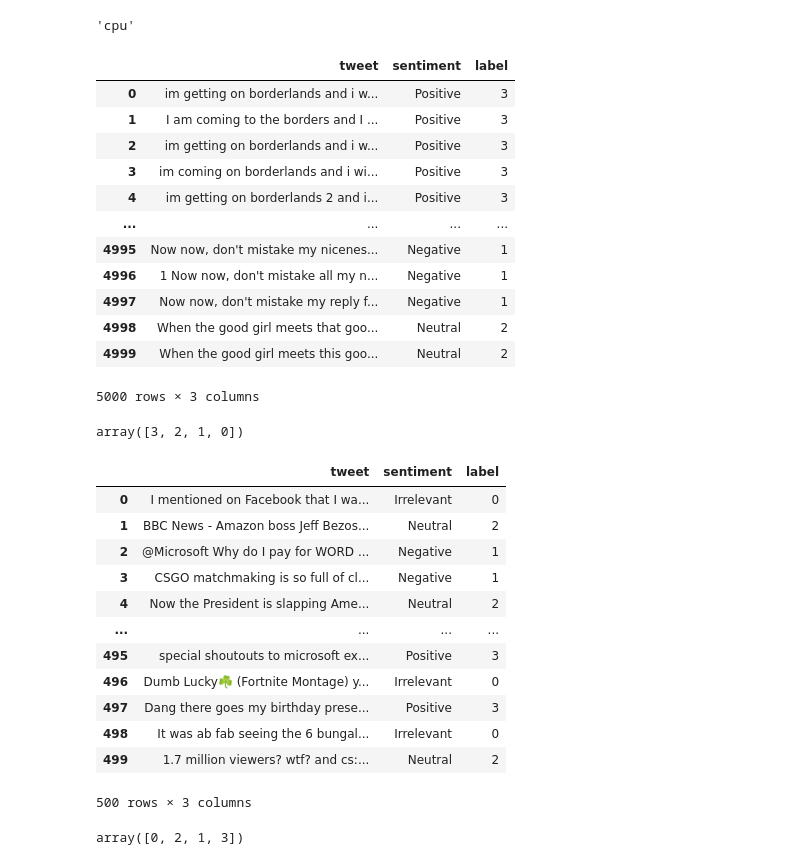
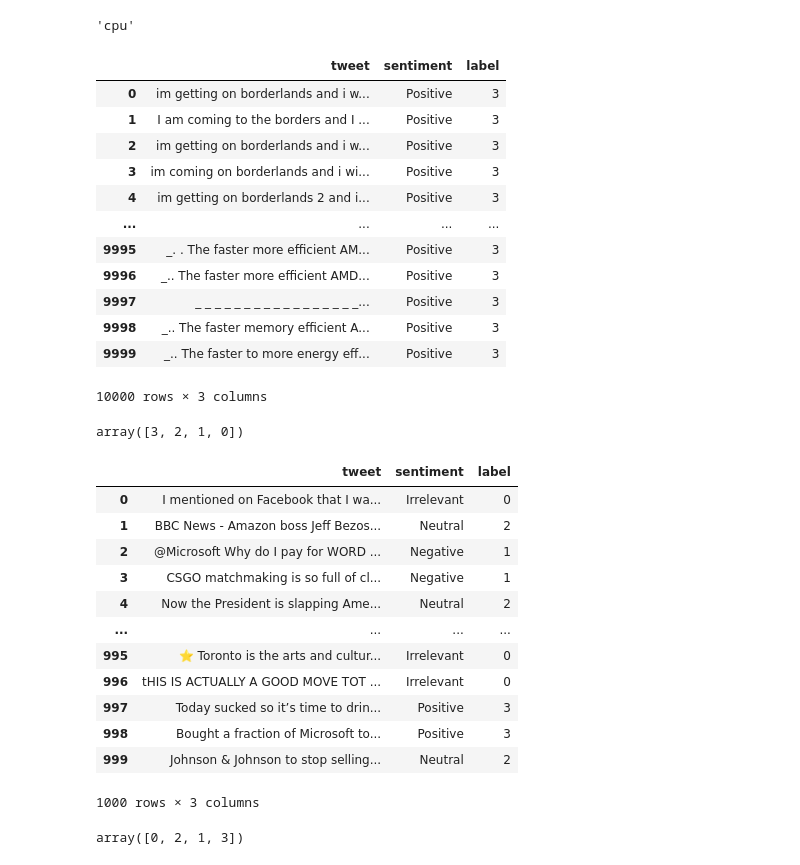
Before and after one commit to Kousik-Sasmal/Sentiment_classify_PyTorch_torchtext, a Jupyter notebook: rough_experiment.ipynb, the cells around one changed output. Saved outputs shown, nothing was run; the diff lists cells and outputs as text; code cells hidden in the pictures.

```diff
--- a/rough_experiment.ipynb
+++ b/rough_experiment.ipynb
@@ -27,24 +24,24 @@ device
 # %%
 
 df = pd.read_csv('artifacts/train_cleaned.csv')
 
-# limit df to 5000
-df = df[:5000]
+# limit df
+df = df[:10000]
 df
 # %% [output]
 |  | tweet | sentiment | label |
 | 0 | im getting on borderlands and i w... | Positive | 3 |
 | 1 | I am coming to the borders and I ... | Positive | 3 |
 | 2 | im getting on borderlands and i w... | Positive | 3 |
 | 3 | im coming on borderlands and i wi... | Positive | 3 |
 | 4 | im getting on borderlands 2 and i... | Positive | 3 |
 | ... | ... | ... | ... |
-| 4995 | Now now, don't mistake my nicenes... | Negative | 1 |
-| 4996 | 1 Now now, don't mistake all my n... | Negative | 1 |
-| 4997 | Now now, don't mistake my reply f... | Negative | 1 |
-| 4998 | When the good girl meets that goo... | Neutral | 2 |
-| 4999 | When the good girl meets this goo... | Neutral | 2 |
+| 9995 | _. . The faster more efficient AM... | Positive | 3 |
+| 9996 | _.. The faster more efficient AMD... | Positive | 3 |
+| 9997 | _ _ _ _ _ _ _ _ _ _ _ _ _ _ _ _ _... | Positive | 3 |
+| 9998 | _.. The faster memory efficient A... | Positive | 3 |
+| 9999 | _.. The faster to more energy eff... | Positive | 3 |
-5000 rows × 3 columns
+10000 rows × 3 columns
 # %%
 df['label'].unique()
 # %% [output]
@@ -52,7 +49,7 @@ array([3, 2, 1, 0])
 # %%
 df_valid = pd.read_csv('artifacts/valid_cleaned.csv')
 
-df_valid = df_valid[:500]
+df_valid = df_valid[:1000]
 df_valid
 # %% [output]
 |  | tweet | sentiment | label |
@@ -62,12 +59,12 @@ df_valid
 | 3 | CSGO matchmaking is so full of cl... | Negative | 1 |
 | 4 | Now the President is slapping Ame... | Neutral | 2 |
 | ... | ... | ... | ... |
-| 495 | special shoutouts to microsoft ex... | Positive | 3 |
-| 496 | Dumb Lucky☘️ (Fortnite Montage) y... | Irrelevant | 0 |
-| 497 | Dang there goes my birthday prese... | Positive | 3 |
-| 498 | It was ab fab seeing the 6 bungal... | Irrelevant | 0 |
-| 499 | 1.7 million viewers? wtf? and cs:... | Neutral | 2 |
+| 995 | ⭐️ Toronto is the arts and cultur... | Irrelevant | 0 |
+| 996 | tHIS IS ACTUALLY A GOOD MOVE TOT ... | Irrelevant | 0 |
+| 997 | Today sucked so it’s time to drin... | Positive | 3 |
+| 998 | Bought a fraction of Microsoft to... | Positive | 3 |
+| 999 | Johnson & Johnson to stop selling... | Neutral | 2 |
-500 rows × 3 columns
+1000 rows × 3 columns
 # %%
 df_valid['label'].unique()
 # %% [output]
```
Also changed, not shown: parts of 32 cells of this notebook, 3 other files.
